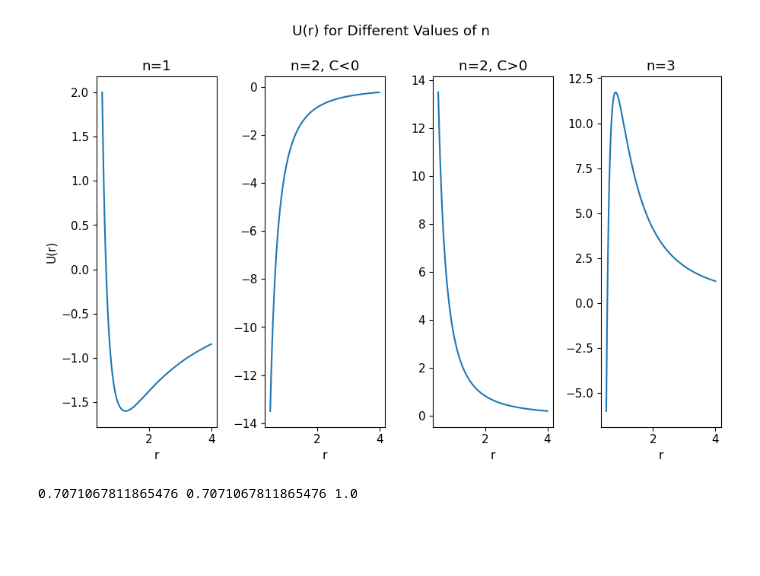
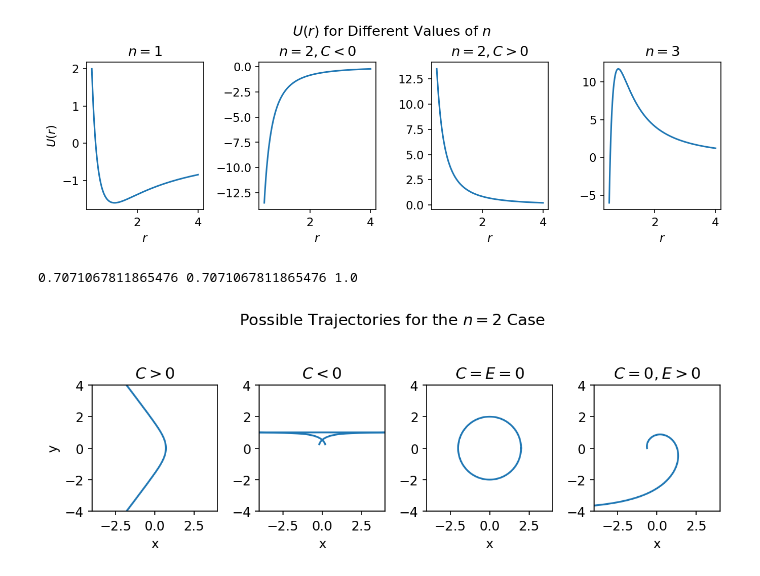
Before and after one commit to misprit7/school-latex, a Jupyter notebook: 2t3/phys350/final-project/plots.ipynb, the cells around one changed output. Drawn from its saved outputs; the diff is of its cells as text; code cells hidden in the pictures; blank space fills up the shorter version.

```diff
--- a/2t3/phys350/final-project/plots.ipynb
+++ b/2t3/phys350/final-project/plots.ipynb
@@ -1,8 +1,7 @@
 # %%
 import matplotlib.pyplot as plt
 import numpy as np
-plt.rcParams['figure.figsize'] = [9, 3]
-plt.rcParams['figure.dpi'] = 100 # 200 e.g. is really fine, but slower
+plt.rcParams['figure.dpi'] = 150 # 200 e.g. is really fine, but slower
 plt.rcParams.update({'font.size': 11})
 # %%
 m1=1
@@ -13,26 +12,27 @@ n=[1, 2, 3]
 Gn={1:1, 2:1, 3:3}
 alpha={i:m1*m2*Gn[i] for i in n}
 # %%
+plt.rcParams['figure.figsize'] = [9, 3]
 figure, axis = plt.subplots(1, 4)
 # figure.set_figwidth(15)
 # figure.set_figheight(7)
 r=np.linspace(0.5, 4, 1000)
 U=[l[i]**2/2/mu/r**2-alpha[i]/r**i for i in n]
 axis[0].plot(r, U[0])
 axis[1].plot(r, U[1])
 axis[2].plot(r, -U[1])
 axis[3].plot(r, U[2])
 
-figure.tight_layout(rect=[0, 0.03, 1, 0.90])
-figure.suptitle('U(r) for Different Values of n')
-axis[0].set_title('n=1')
-axis[1].set_title('n=2, C<0')
-axis[2].set_title('n=2, C>0')
-axis[3].set_title('n=3')
-plt.setp(axis[:], xlabel='r');
-plt.setp(axis[0], ylabel='U(r)');
+figure.tight_layout(rect=[0, 0.03, 1, 0.87])
+figure.suptitle('$U(r)$ for Different Values of $n$')
+axis[0].set_title('$n=1$')
+axis[1].set_title('$n=2, C<0$')
+axis[2].set_title('$n=2, C>0$')
+axis[3].set_title('$n=3$')
+plt.setp(axis[:], xlabel='$r$');
+plt.setp(axis[0], ylabel='$U(r)$');
 # %% [output]
-[figure, old version]
+[figure, new version]
 # %%
 l=2
 mu=1
@@ -52 +54,36 @@ print()
+# %%
+plt.rcParams['figure.figsize'] = [8, 3]
+figure, axis = plt.subplots(1, 4)
+
+axis[0].plot(r1*np.cos(phi1), r1*np.sin(phi1))
+axis[0].set_xlim(-4, 4)
+axis[0].set_ylim(-4, 4)
+axis[0].set_aspect('equal')
+
+
+axis[1].plot(r3*np.cos(phi1), r3*np.sin(phi1))
+axis[1].set_xlim(-4, 4)
+axis[1].set_ylim(-4, 4)
+axis[1].set_aspect('equal')
+
+axis[2].plot(2*np.cos(phi2), 2*np.sin(phi2))
+axis[2].set_xlim(-4, 4)
+axis[2].set_ylim(-4, 4)
+axis[2].set_aspect('equal')
+
+axis[3].plot(8*r2*np.cos(phi2), 8*r2*np.sin(phi2))
+axis[3].set_xlim(-4, 4)
+axis[3].set_ylim(-4, 4)
+axis[3].set_aspect('equal')
+
+figure.tight_layout(rect=[0, 0.03, 1, 0.87])
+figure.suptitle('Possible Trajectories for the $n=2$ Case')
+axis[0].set_title(r'$C>0$')
+axis[1].set_title(r'$C<0$')
+axis[2].set_title(r'$C=E=0$')
+axis[3].set_title(r'$C=0, E>0$')
+plt.setp(axis[:], xlabel='x');
+plt.setp(axis[0], ylabel='y');
+# %% [output]
+[figure, added]
 # %%
```
Also changed, not shown: parts of 3 cells of this notebook, 4 other files.
